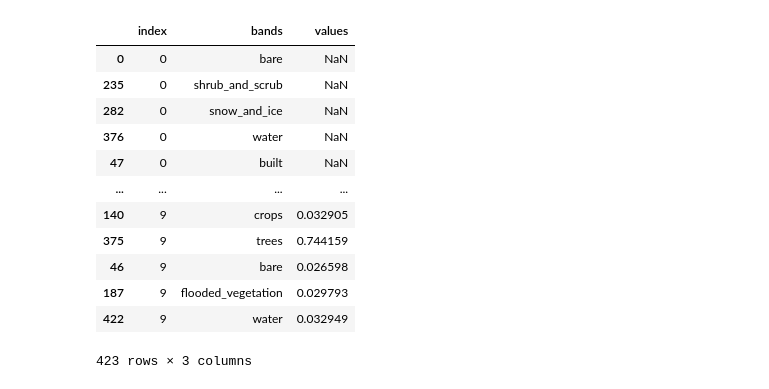
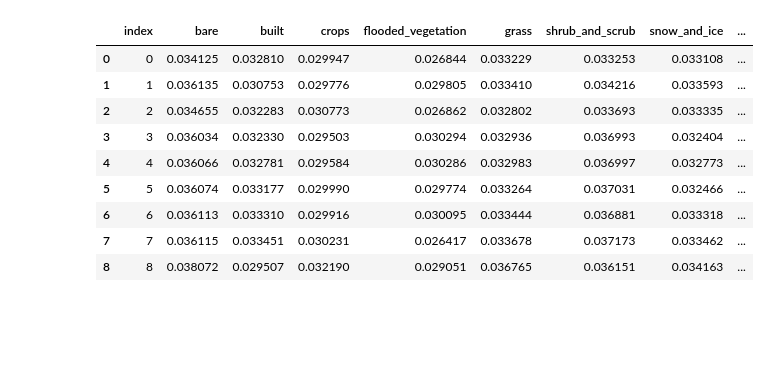
Before and after one commit to grahamclyne/rfcx, a Jupyter notebook: gee_testing.ipynb, the cells around one changed output. Saved outputs shown, nothing was run; the diff lists cells and outputs as text; code cells hidden in the pictures; blank space fills up the shorter version.

```diff
--- a/gee_testing.ipynb
+++ b/gee_testing.ipynb
@@ -87,2 +87,2 @@ sns.lineplot(x['index'],x['grass'])
 # %%
-reduced = tools.imagecollection.reduceEqualInterval(dwTimeSeries,interval=1,unit='month',reducer='mode')
+reduced = tools.imagecollection.reduceEqualInterval(dwTimeSeries,interval=1,unit='month',reducer='median')
@@ -116,6 +117,19 @@ reduced_data = tools.imagecollection.getValues(
 # %%
 x = tools.imagecollection.data2pandas(reduced_data)
 x = x.reset_index()
+# %%
+x
+# %% [output]
+|  | index | bare | built | crops | flooded_vegetation | grass | shrub_and_scrub | snow_and_ice | ... |
+| 0 | 0 | 0.034125 | 0.032810 | 0.029947 | 0.026844 | 0.033229 | 0.033253 | 0.033108 | ... |
+| 1 | 1 | 0.036135 | 0.030753 | 0.029776 | 0.029805 | 0.033410 | 0.034216 | 0.033593 | ... |
+| 2 | 2 | 0.034655 | 0.032283 | 0.030773 | 0.026862 | 0.032802 | 0.033693 | 0.033335 | ... |
+| 3 | 3 | 0.036034 | 0.032330 | 0.029503 | 0.030294 | 0.032936 | 0.036993 | 0.032404 | ... |
+| 4 | 4 | 0.036066 | 0.032781 | 0.029584 | 0.030286 | 0.032983 | 0.036997 | 0.032773 | ... |
+| 5 | 5 | 0.036074 | 0.033177 | 0.029990 | 0.029774 | 0.033264 | 0.037031 | 0.032466 | ... |
+| 6 | 6 | 0.036113 | 0.033310 | 0.029916 | 0.030095 | 0.033444 | 0.036881 | 0.033318 | ... |
+| 7 | 7 | 0.036115 | 0.033451 | 0.030231 | 0.026417 | 0.033678 | 0.037173 | 0.033462 | ... |
+| 8 | 8 | 0.038072 | 0.029507 | 0.032190 | 0.029051 | 0.036765 | 0.036151 | 0.034163 | ... |
 # %%
 x = x.melt('index',var_name='bands',value_name='values')
 # %%
@@ -123,16 +137,0 @@ x = x.sort_values(by=['index'])
-# %%
-x['index'] = int(x['index'])
-# %% [output]
-|  | index | bands | values |
-| 0 | 0 | bare | NaN |
-| 235 | 0 | shrub_and_scrub | NaN |
-| 282 | 0 | snow_and_ice | NaN |
-| 376 | 0 | water | NaN |
-| 47 | 0 | built | NaN |
-| ... | ... | ... | ... |
-| 140 | 9 | crops | 0.032905 |
-| 375 | 9 | trees | 0.744159 |
-| 46 | 9 | bare | 0.026598 |
-| 187 | 9 | flooded_vegetation | 0.029793 |
-| 422 | 9 | water | 0.032949 |
-423 rows × 3 columns
```
Also changed, not shown: parts of 15 cells of this notebook, 4 other files.
